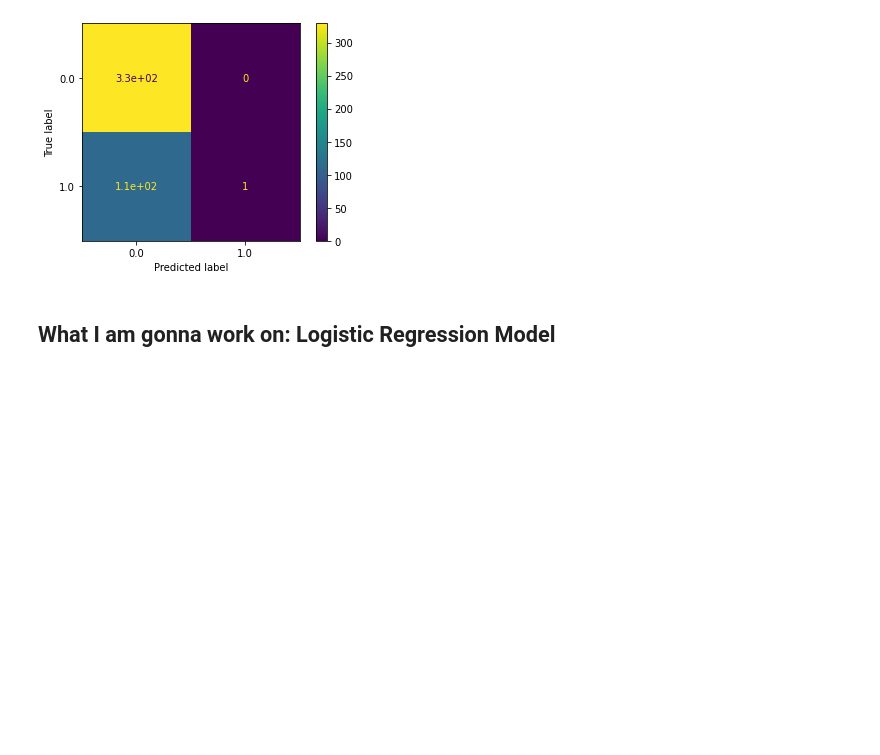
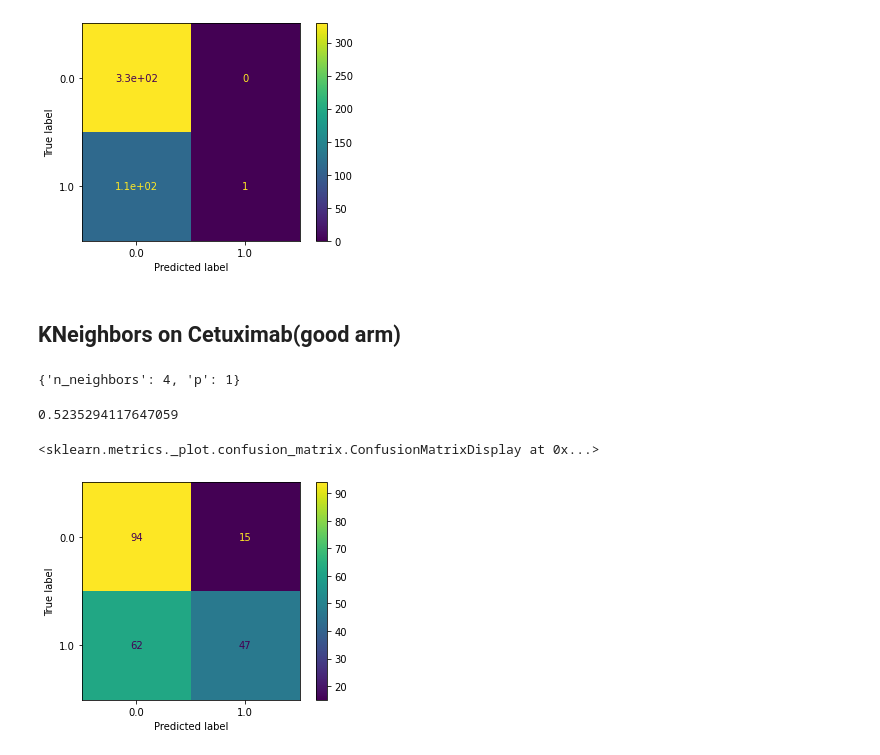
Before and after one commit to HeikeModest/Med_Data_Analysis, a Jupyter notebook: notebooks/supervised_AM_1.ipynb, the cells around one changed output. Cells and saved outputs as stored; diff of their text form; code cells hidden in the pictures; blank space fills up the shorter version.

```diff
--- a/notebooks/supervised_AM_1.ipynb
+++ b/notebooks/supervised_AM_1.ipynb
@@ -257,4 +255,40 @@ plot_confusion_matrix(model6,X,y)
 <sklearn.metrics._plot.confusion_matrix.ConfusionMatrixDisplay at 0x...>
 [figure]
 # %% [markdown]
-## What I am gonna work on: Logistic Regression Model
+## KNeighbors on Cetuximab(good arm)
+# %%
+#Read Cetux data and define X and Y
+cetux = pd.read_csv("../raw_data/cetux.csv")
+X_cet=cetux.drop(columns=["skin_rash"])
+y_cet=cetux["skin_rash"]
+
+#Split the train and test data
+X_train_cet, X_test_cet, y_train_cet, y_test_cet = train_test_split(X_cet, y_cet,
+                                                    test_size = 0.25,
+                                                    random_state = 6) # Holdout
+# %%
+from sklearn.model_selection import GridSearchCV
+model5 = KNeighborsClassifier()
+k_grid={"n_neighbors":[2,3,4,5,6,7,10],'p': [1, 2, 3,4,5]}
+
+search = GridSearchCV(model5, k_grid,
+                           scoring = 'accuracy',
+                           cv = 5,
+                           n_jobs=-1 # paralellize computation
+                          )
+search.fit(X_train_cet,y_train_cet);
+search.best_params_
+# %% [output]
+{'n_neighbors': 4, 'p': 1}
+# %%
+model7=KNeighborsClassifier(n_neighbors=4,p=1)
+cv_results=cross_validate(model6,X_train_cet,y_train_cet,cv=10)
+cv_results['test_score'].mean()
+# %% [output]
+0.5235294117647059
+# %%
+model7.fit(X_train_cet,y_train_cet)
+plot_confusion_matrix(model7,X_cet,y_cet)
+# %% [output]
+<sklearn.metrics._plot.confusion_matrix.ConfusionMatrixDisplay at 0x...>
+[figure, added]
```
Also changed, not shown: parts of 14 cells of this notebook.
